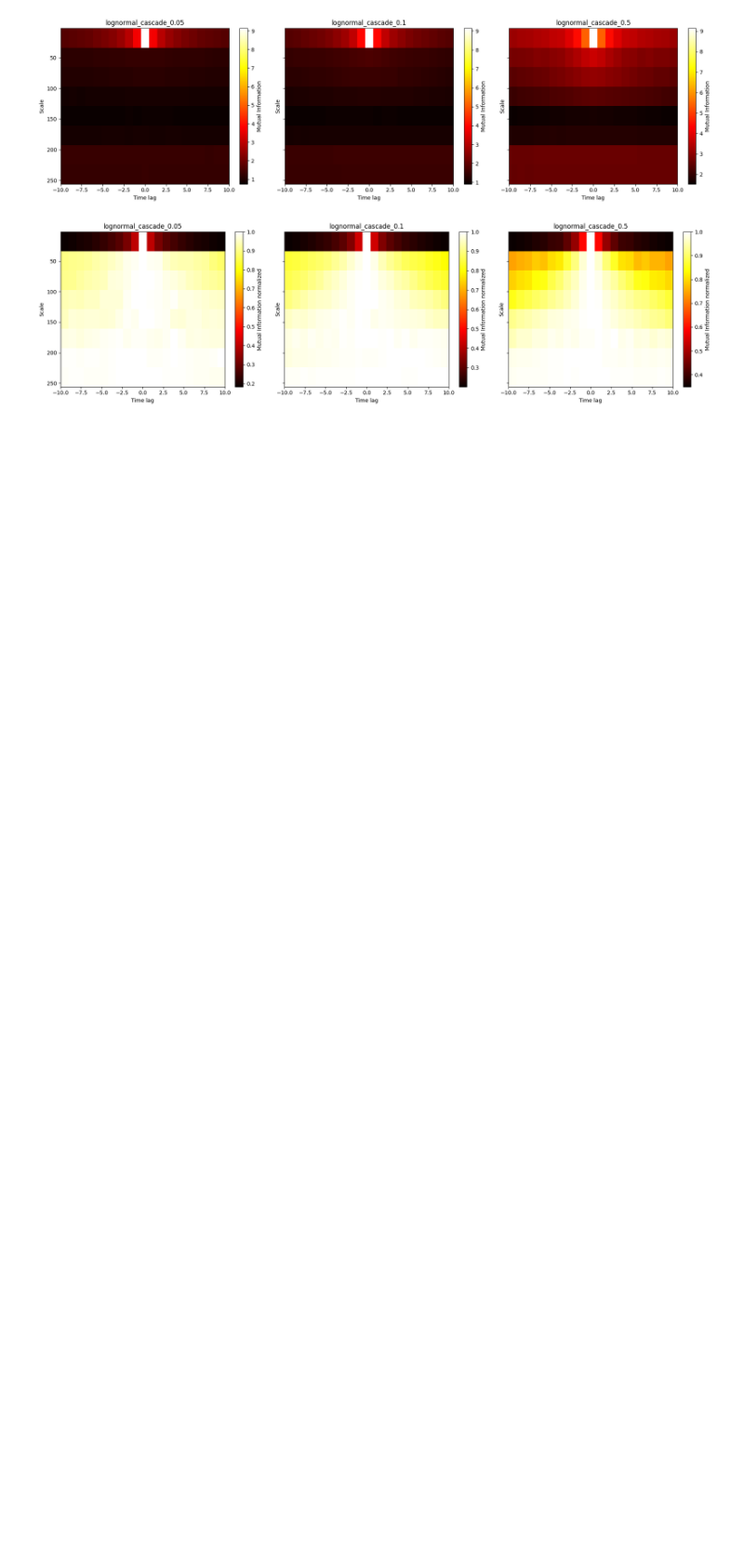
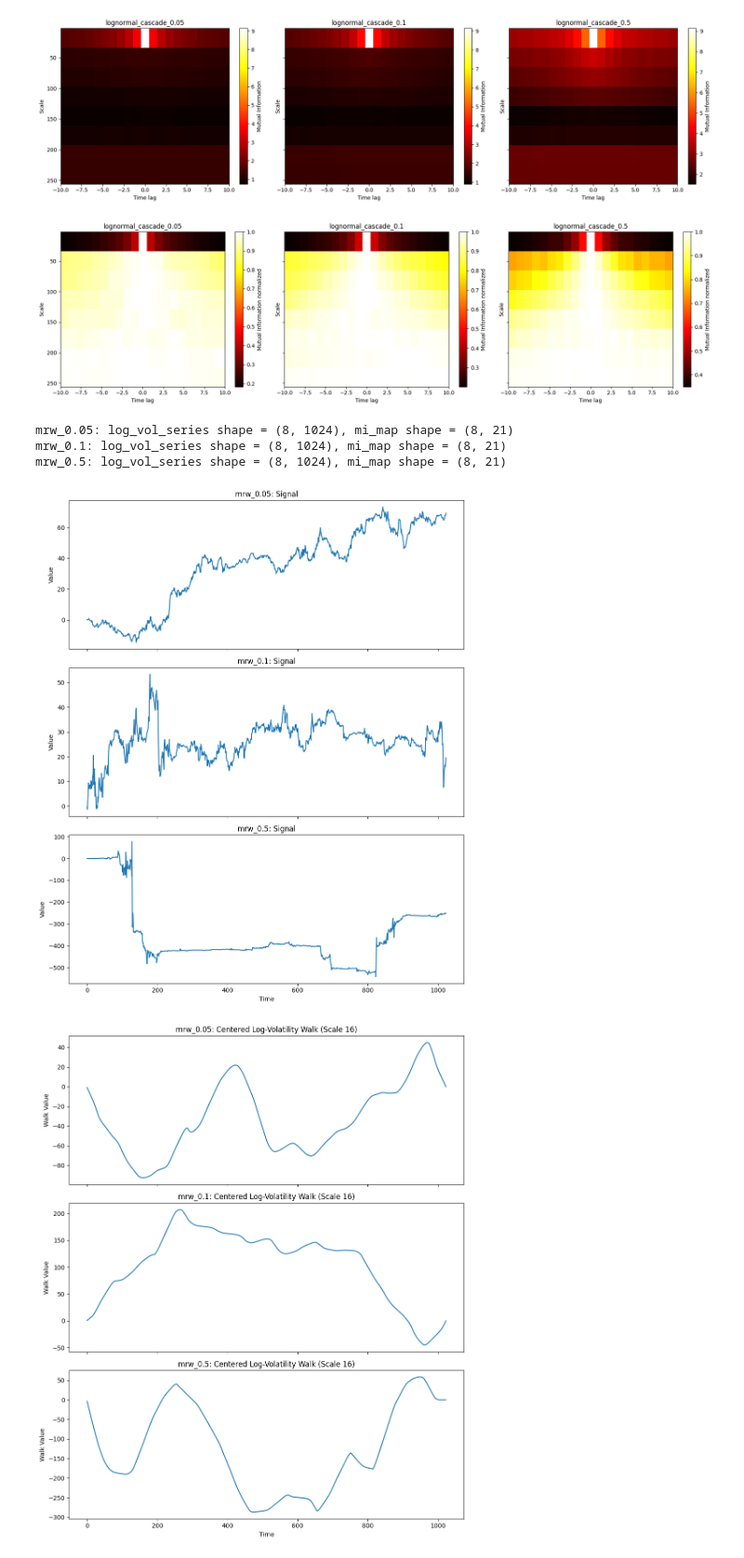
Before and after one commit to filipchudzynski/stock-market-non-gaussianity-analyzer_v2, a Jupyter notebook: paper_simulation_toy_models_comparison.ipynb, the cells around one changed output. Shown at 93% size. Saved outputs shown, nothing was run; the diff lists cells and outputs as text; code cells hidden in the pictures; blank space fills up the shorter version.

```diff
--- a/paper_simulation_toy_models_comparison.ipynb
+++ b/paper_simulation_toy_models_comparison.ipynb
@@ -203,3 +204,36 @@ lognormal_cascade_0.5: log_vol_series shape = (8, 32768), mi_map shape = (8, 21)
 [figure]
 [figure]
 [figure]
+# %%
+if __name__ == "__main__":
+    n_samples = 2**10
+    signals = {
+        "mrw_0.05": generate_mrw(n_samples,0.05)[0],
+        "mrw_0.1": generate_mrw(n_samples,0.1)[0],
+        "mrw_0.5": generate_mrw(n_samples,0.5)[0],
+    }
+
+    results = compare_signals(
+        signals,
+        wavelet="haar",
+        max_level=8,
+        window=50,
+        ref_idx=0,
+        max_time_lag=10,
+        use_parallel=True,
+        n_jobs=8,
+    )
+
+    for name, output in results.items():
+        print(f"{name}: log_vol_series shape = {output['log_vol_series'].shape}, mi_map shape = {output['mi_map'].shape}")
+
+    plot_signals(results)
+    plot_volatility_walks(results, scale_idx=3)
+    plot_autocorrelations(results, scale_idx=3, max_lag=500)
+    plot_mi_maps(results, max_time_lag=10)
+# %% [output]
+mrw_0.05: log_vol_series shape = (8, 1024), mi_map shape = (8, 21)
+mrw_0.1: log_vol_series shape = (8, 1024), mi_map shape = (8, 21)
+mrw_0.5: log_vol_series shape = (8, 1024), mi_map shape = (8, 21)
+[figure, added]
+[figure, added]
```
Also changed, not shown: parts of 2 cells of this notebook.
